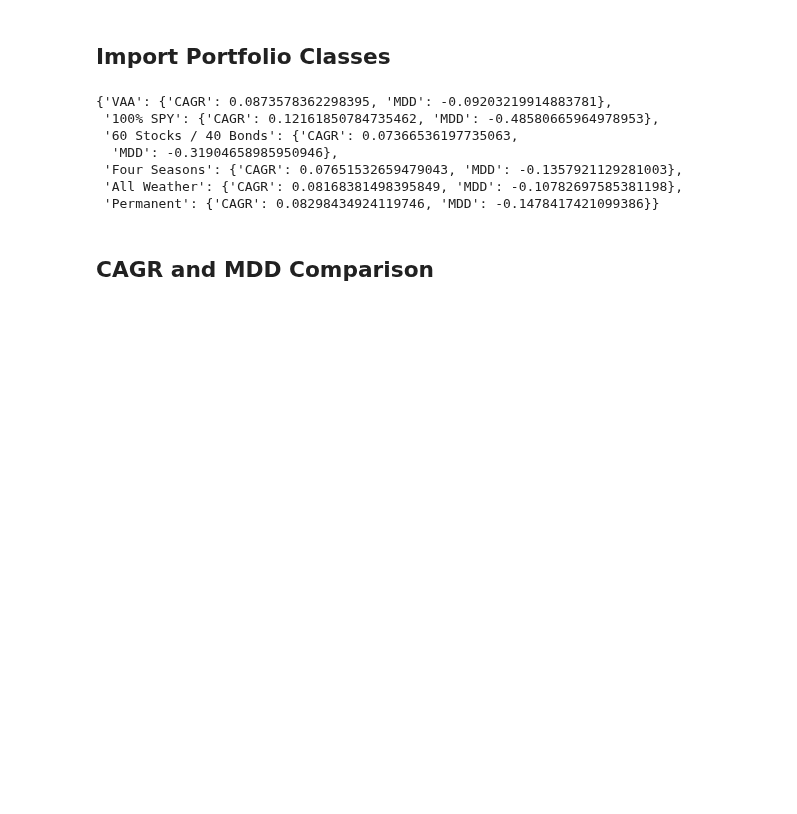
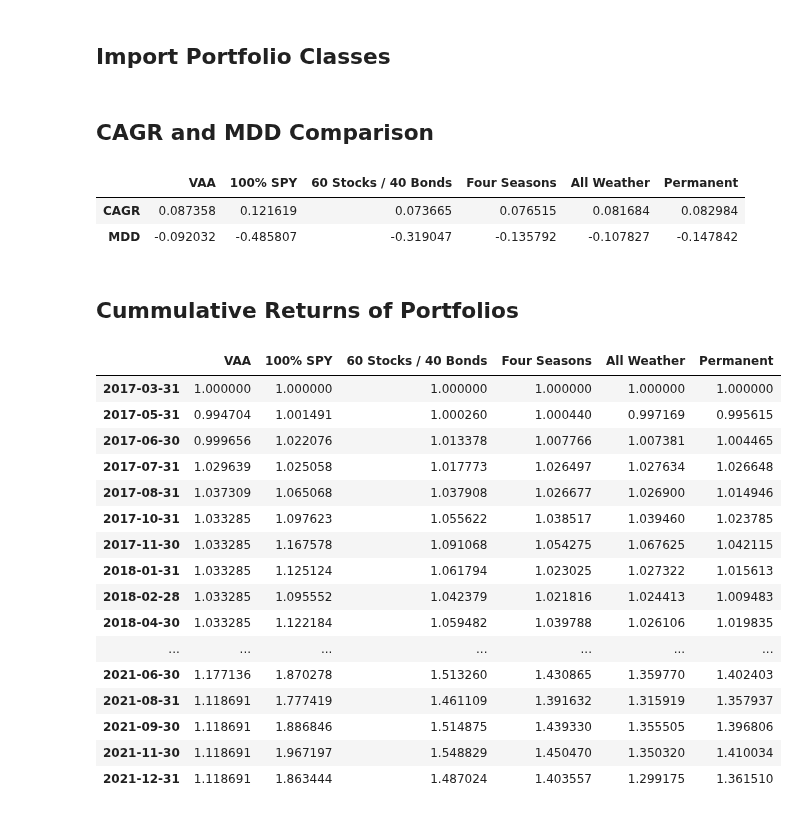
Before and after one commit to eshinhw/quant-portfolio-visualizer, a Jupyter notebook: Portfolio Strategy Dashboard.ipynb, the cells around one changed output. Drawn from its saved outputs; the diff is of its cells as text; code cells hidden in the pictures; blank space fills up the shorter version.

```diff
--- a/Portfolio Strategy Dashboard.ipynb
+++ b/Portfolio Strategy Dashboard.ipynb
@@ -18,19 +18,2 @@ port = [vaa, spy, sf, fs, aw, permanent]
-# %%
-strategies = {}
-
-for p in port:
-    names[str(p)] = {}
-    names[str(p)]['CAGR'] = p.cagr()
-    names[str(p)]['MDD'] = p.mdd()
-
-strategies
-# %% [output]
-{'VAA': {'CAGR': 0.0873578362298395, 'MDD': -0.09203219914883781},
- '100% SPY': {'CAGR': 0.12161850784735462, 'MDD': -0.48580665964978953},
- '60 Stocks / 40 Bonds': {'CAGR': 0.07366536197735063,
-  'MDD': -0.31904658985950946},
- 'Four Seasons': {'CAGR': 0.07651532659479043, 'MDD': -0.1357921129281003},
- 'All Weather': {'CAGR': 0.08168381498395849, 'MDD': -0.10782697585381198},
- 'Permanent': {'CAGR': 0.08298434924119746, 'MDD': -0.1478417421099386}}
 # %% [markdown]
 ## CAGR and MDD Comparison
@@ -58,0 +20,16 @@ df_cum_returns
+# %%
+strategies = {}
+
+for p in portfolios:
+    strategies[str(p)] = {}
+    strategies[str(p)]['CAGR'] = p.cagr()
+    strategies[str(p)]['MDD'] = p.mdd()
+
+summary = pd.DataFrame(strategies)
+summary
+# %% [output]
+|  | VAA | 100% SPY | 60 Stocks / 40 Bonds | Four Seasons | All Weather | Permanent |
+| CAGR | 0.087358 | 0.121619 | 0.073665 | 0.076515 | 0.081684 | 0.082984 |
+| MDD | -0.092032 | -0.485807 | -0.319047 | -0.135792 | -0.107827 | -0.147842 |
+# %% [markdown]
+## Cummulative Returns of Portfolios
@@ -63,0 +47,20 @@ df_cum_returns
+# %%
+cum_returns_df
+# %% [output]
+|  | VAA | 100% SPY | 60 Stocks / 40 Bonds | Four Seasons | All Weather | Permanent |
+| 2017-03-31 | 1.000000 | 1.000000 | 1.000000 | 1.000000 | 1.000000 | 1.000000 |
+| 2017-05-31 | 0.994704 | 1.001491 | 1.000260 | 1.000440 | 0.997169 | 0.995615 |
+| 2017-06-30 | 0.999656 | 1.022076 | 1.013378 | 1.007766 | 1.007381 | 1.004465 |
+| 2017-07-31 | 1.029639 | 1.025058 | 1.017773 | 1.026497 | 1.027634 | 1.026648 |
+| 2017-08-31 | 1.037309 | 1.065068 | 1.037908 | 1.026677 | 1.026900 | 1.014946 |
+| 2017-10-31 | 1.033285 | 1.097623 | 1.055622 | 1.038517 | 1.039460 | 1.023785 |
+| 2017-11-30 | 1.033285 | 1.167578 | 1.091068 | 1.054275 | 1.067625 | 1.042115 |
+| 2018-01-31 | 1.033285 | 1.125124 | 1.061794 | 1.023025 | 1.027322 | 1.015613 |
+| 2018-02-28 | 1.033285 | 1.095552 | 1.042379 | 1.021816 | 1.024413 | 1.009483 |
+| 2018-04-30 | 1.033285 | 1.122184 | 1.059482 | 1.039788 | 1.026106 | 1.019835 |
+| ... | ... | ... | ... | ... | ... | ... |
+| 2021-06-30 | 1.177136 | 1.870278 | 1.513260 | 1.430865 | 1.359770 | 1.402403 |
+| 2021-08-31 | 1.118691 | 1.777419 | 1.461109 | 1.391632 | 1.315919 | 1.357937 |
+| 2021-09-30 | 1.118691 | 1.886846 | 1.514875 | 1.439330 | 1.355505 | 1.396806 |
+| 2021-11-30 | 1.118691 | 1.967197 | 1.548829 | 1.450470 | 1.350320 | 1.410034 |
+| 2021-12-31 | 1.118691 | 1.863444 | 1.487024 | 1.403557 | 1.299175 | 1.361510 |
```
Also changed, not shown: parts of 10 cells of this notebook.
